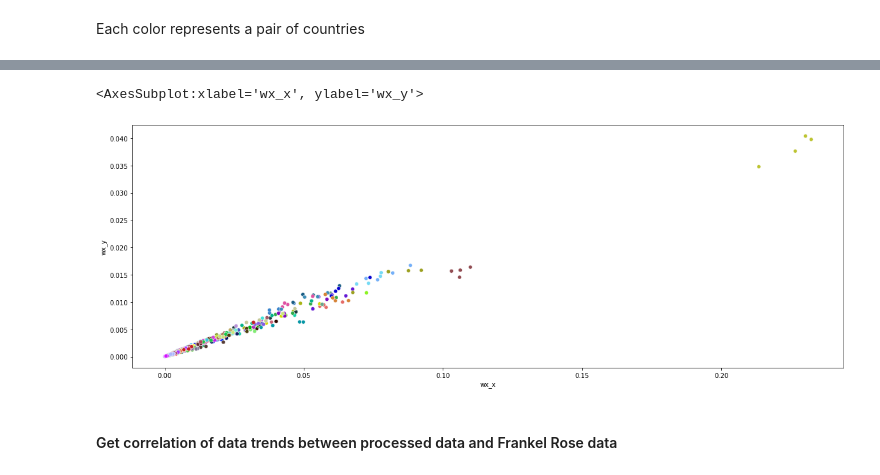
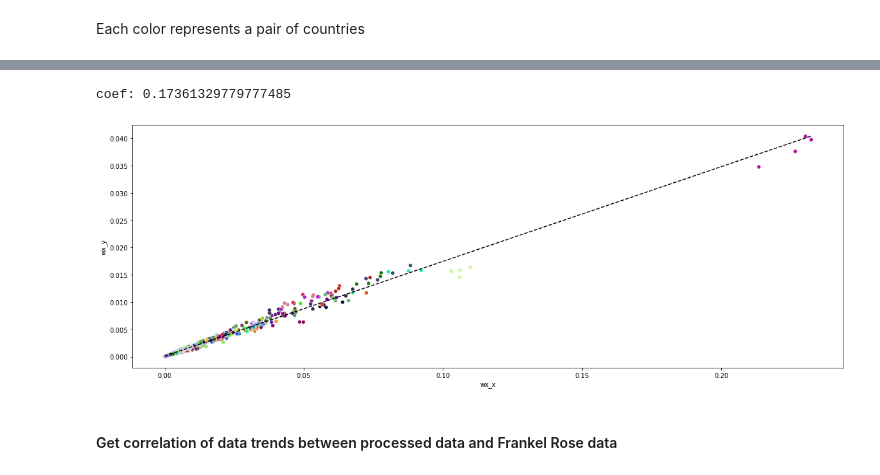
Before and after one commit to graffv/Statapp-Macroeconomie, a Jupyter notebook: Frankel Rose reproduction Data processing.ipynb, the cells around one changed output, grey strips where cells are left out. Drawn from its saved outputs; the diff is of its cells as text; code cells hidden in the pictures.

Commit message:
Add files via upload
Update of data processing
Adding file for processing of extended data

```diff
--- a/Frankel Rose reproduction Data processing.ipynb
+++ b/Frankel Rose reproduction Data processing.ipynb
@@ -91,7 +91,7 @@ def process_real_GDP(df):
     df = df.set_index("date")
     return df
 
-def get_trade_activity(country_i, country_j):
+def get_trade_activity(country_i, country_j, dict_export, dict_import, real_GDP_yearly, nominalGDP):
     """
     Takes 2 countries as input
     Returns a dataframe with trade activity between these two countries
@@ -256,0 +269,6 @@ for country_i in list_countries:
+# %%
+trade_activity_countries = get_trade_activity_countries(list_countries,
+                                                        dict_export,
+                                                        dict_import,
+                                                        real_GDP_yearly,
+                                                        nominalGDP)
@@ -271,4 +310,5 @@ for country_i in list_countries:
 # %%
+dy_df = get_trade_aggregations()
 dy_df.head()
 # %% [output]
 |  | country_1 | country_2 | period | wt | wy_real | wy_nominal | wm | wx |
@@ -325,0 +356,21 @@ sns.scatterplot(data=df_compare, x="wm_x", y="wm_y", c=df_compare["pairs"].map(d
+# %%
+def fit_ols(variable, df):
+    X = df[[f"{variable}_x", f"{variable}_y"]].dropna()[f"{variable}_x"]
+    X = sm.add_constant(X)
+    y = df[[f"{variable}_x", f"{variable}_y"]].dropna()[f"{variable}_y"]
+    model = sm.OLS(y, X)
+    results = model.fit()
+    coef = results.params[f"{variable}_x"]
+    const = results.params["const"]
+    print(f"coef: {coef}")
+    return coef, const
+
+def plot_scatter(variable, coef, const, df, dict_map_colors=None):
+    min_x = df[[f"{variable}_x", f"{variable}_y"]].dropna()[f"{variable}_x"].min()
+    max_x = df[[f"{variable}_x", f"{variable}_y"]].dropna()[f"{variable}_x"].max()
+    if dict_map_colors != None:
+        sns.scatterplot(data=df, x=f"{variable}_x", y=f"{variable}_y", c=df["pairs"].map(dict_map_colors))
+    else:
+        sns.scatterplot(data=df, x=f"{variable}_x", y=f"{variable}_y")
+    ax = sns.lineplot([min_x, max_x], [const + coef*min_x, const + coef*max_x], color="black")
+    ax.lines[0].set_linestyle("--")
@@ -326,8 +389,9 @@ sns.scatterplot(data=df_compare, x="wm_x", y="wm_y", c=df_compare["pairs"].map(d
 # %%
-sns.scatterplot(data=df_compare, x="wx_x", y="wx_y", c=df_compare["pairs"].map(dict_map_colors))
+coef, const = fit_ols("wx", df_compare)
+plot_scatter("wx", coef, const, df_compare, dict_map_colors)
 # %% [output]
-<AxesSubplot:xlabel='wx_x', ylabel='wx_y'>
+coef: 0.17361329779777485
-[figure, old version]
+[figure, new version]
 # %% [markdown]
 #### Get correlation of data trends between processed data and Frankel Rose data
 # %%
```
Also changed, not shown: parts of 32 cells of this notebook, 1 other file.
